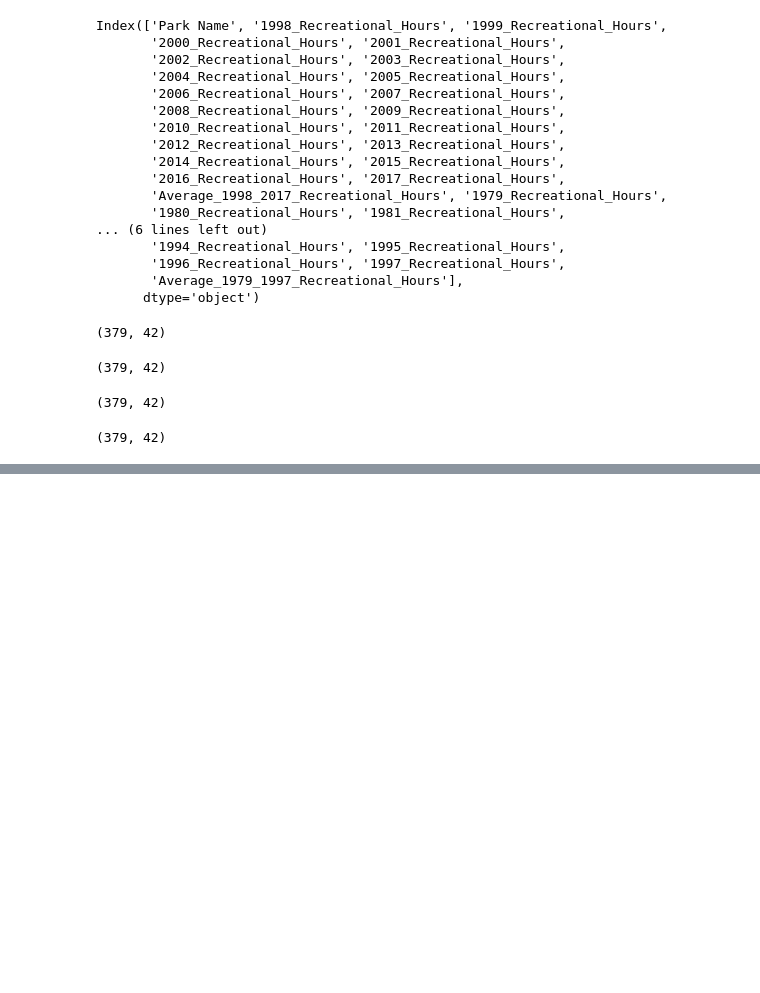
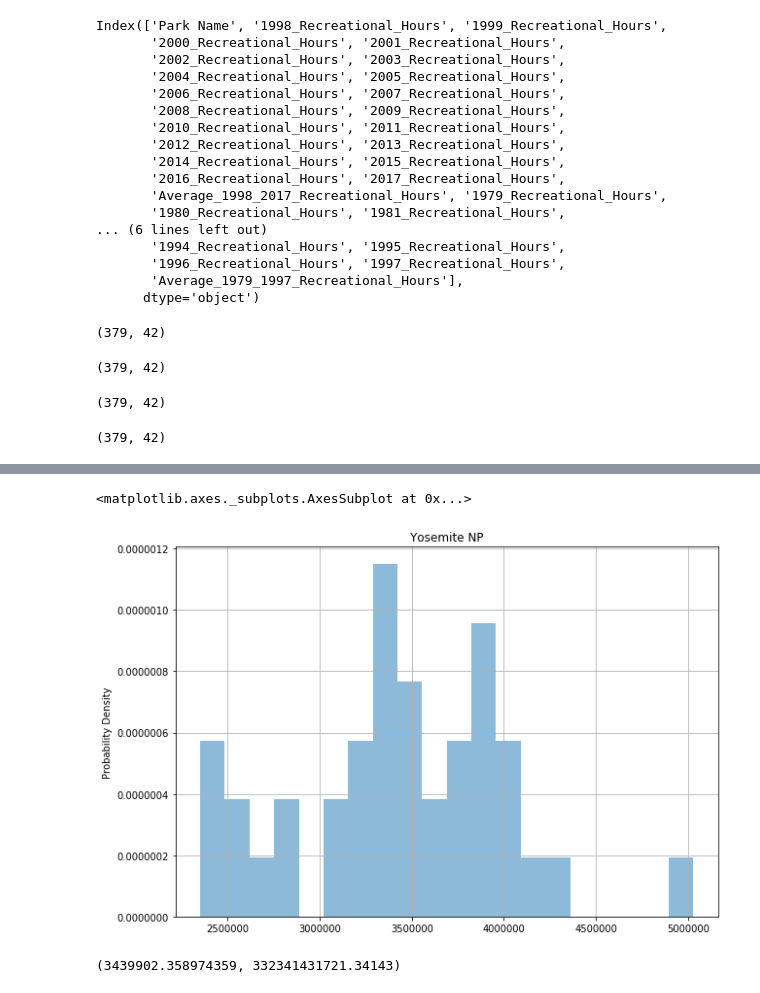
Before and after one commit to sameerabalay/NationalParkAnalysis, a Jupyter notebook: src/DataLoadsFromReports.ipynb, the cells around one changed output, grey strips where cells are left out. Cells and saved outputs as stored; diff of their text form; code cells hidden in the pictures; blank space fills up the shorter version.

Commit message:
Plotted the recreational visit data for top 6 national parks

```diff
--- a/src/DataLoadsFromReports.ipynb
+++ b/src/DataLoadsFromReports.ipynb
@@ -346,0 +385,3 @@ tent_overnights.shape
+# %%
+yosemite_new = yosemite.drop(columns=['Average_1998_2017_Recreational_Visits', 'Average_1979_1997_Recreational_Visits'])
+yosemite_new
@@ -346,0 +392,2 @@ tent_overnights.shape
+# %%
+yosemite_new = yosemite_new.reindex(sorted(yosemite_new.columns), axis=1)
@@ -346,0 +421,3 @@ tent_overnights.shape
+# %%
+y1 = yosemite_new.pivot_table(yosemite_new,index=["Yosemite NP"])
+y1
@@ -346,0 +428,2 @@ tent_overnights.shape
+# %%
+y2 = y1.transpose()
@@ -346,0 +448,9 @@ tent_overnights.shape
+# %%
+plot_hist_basic(y2,'Yosemite NP')
+# %% [output]
+<matplotlib.axes._subplots.AxesSubplot at 0x...>
+[figure, added]
+# %%
+print(get_sample_mean_var(y2,'Yosemite NP'))
+# %% [output]
+(3439902.358974359, 332341431721.34143)
```
Also changed, not shown: parts of 19 cells of this notebook, 3 other files.
